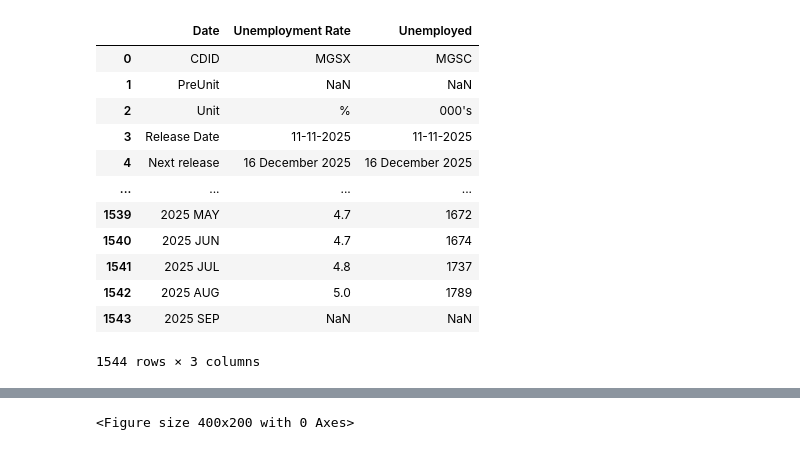
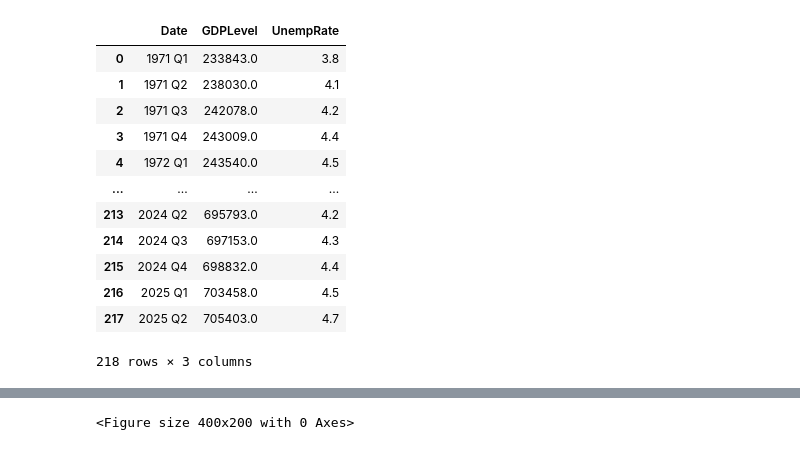
Before and after one commit to MarkThackham/MarkThackham.github.io, a Jupyter notebook: Portfolio/machine-learning/sarimax-gdp/sarimax-gpp.ipynb, the cells around one changed output, grey strips where cells are left out. Cells and saved outputs as stored; diff of their text form; code cells hidden in the pictures.

```diff
--- a/Portfolio/machine-learning/sarimax-gdp/sarimax-gpp.ipynb
+++ b/Portfolio/machine-learning/sarimax-gdp/sarimax-gpp.ipynb
@@ -50,26 +56,23 @@ warnings.filterwarnings("ignore", category=FutureWarning, module="sklearn")
 # Keeps
 keeps=[
 'Title',
-'Gross Domestic Product: Quarter on Quarter growth: CVM SA %',
 'Gross Domestic Product: chained volume measures: Seasonally adjusted £m',
 ]
 
 # Column renames
 renames={
 'Title':'Date',
-'Gross Domestic Product: Quarter on Quarter growth: CVM SA %':'Growth',
-'Gross Domestic Product: chained volume measures: Seasonally adjusted £m':'Level',
+'Gross Domestic Product: chained volume measures: Seasonally adjusted £m':'GDPLevel',
 }
 
 # Read CSV
 df_qna = pd.read_csv('qna.csv')[keeps].rename(columns=renames)
 
 # Convert to numeric
-df_qna['Growth'] = pd.to_numeric(df_qna['Growth'], errors='coerce')
-df_qna['Level'] = pd.to_numeric(df_qna['Level'], errors='coerce')
+df_qna['GDPLevel'] = pd.to_numeric(df_qna['GDPLevel'], errors='coerce')
 
 # Retain non-missing data
-mask = (df_qna['Date'].str.contains('Q') & df_qna['Growth'].notna())
+mask = (df_qna['Date'].str.contains('Q') & df_qna['GDPLevel'].notna())
 df_qna=df_qna[mask]
 #================================================================================
 # %%
@@ -101,17 +109,21 @@ df_lms = pd.read_csv('lms.csv', low_memory=False)[keeps].rename(columns=renames)
-# %%
-df_lms
-# %% [output]
-|  | Date | Unemployment Rate | Unemployed |
-| 0 | CDID | MGSX | MGSC |
-| 1 | PreUnit | NaN | NaN |
-| 2 | Unit | % | 000's |
-| 3 | Release Date | 11-11-2025 | 11-11-2025 |
-| 4 | Next release | 16 December 2025 | 16 December 2025 |
-| ... | ... | ... | ... |
-| 1539 | 2025 MAY | 4.7 | 1672 |
-| 1540 | 2025 JUN | 4.7 | 1674 |
-| 1541 | 2025 JUL | 4.8 | 1737 |
-| 1542 | 2025 AUG | 5.0 | 1789 |
-| 1543 | 2025 SEP | NaN | NaN |
-1544 rows × 3 columns
+# %%
+#================================================================================
+# Step 1c: Merge DataFrames
+df=pd.merge(df_qna, df_lms, on='Date', how='inner').reset_index(drop=True)
+df
+#================================================================================
+# %% [output]
+|  | Date | GDPLevel | UnempRate |
+| 0 | 1971 Q1 | 233843.0 | 3.8 |
+| 1 | 1971 Q2 | 238030.0 | 4.1 |
+| 2 | 1971 Q3 | 242078.0 | 4.2 |
+| 3 | 1971 Q4 | 243009.0 | 4.4 |
+| 4 | 1972 Q1 | 243540.0 | 4.5 |
+| ... | ... | ... | ... |
+| 213 | 2024 Q2 | 695793.0 | 4.2 |
+| 214 | 2024 Q3 | 697153.0 | 4.3 |
+| 215 | 2024 Q4 | 698832.0 | 4.4 |
+| 216 | 2025 Q1 | 703458.0 | 4.5 |
+| 217 | 2025 Q2 | 705403.0 | 4.7 |
+218 rows × 3 columns
 # %%
```
Also changed, not shown: parts of 8 cells of this notebook.
